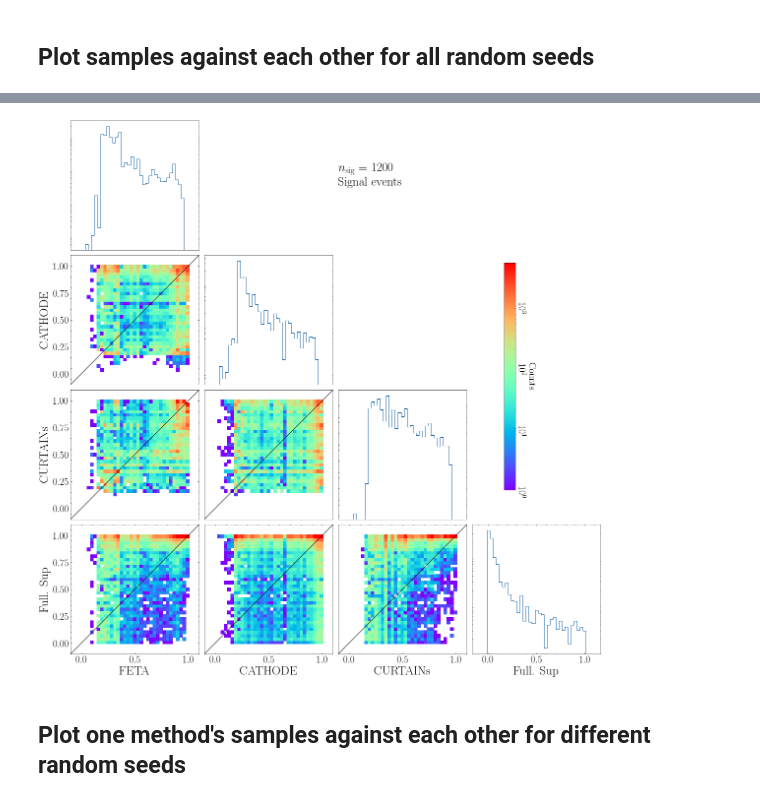
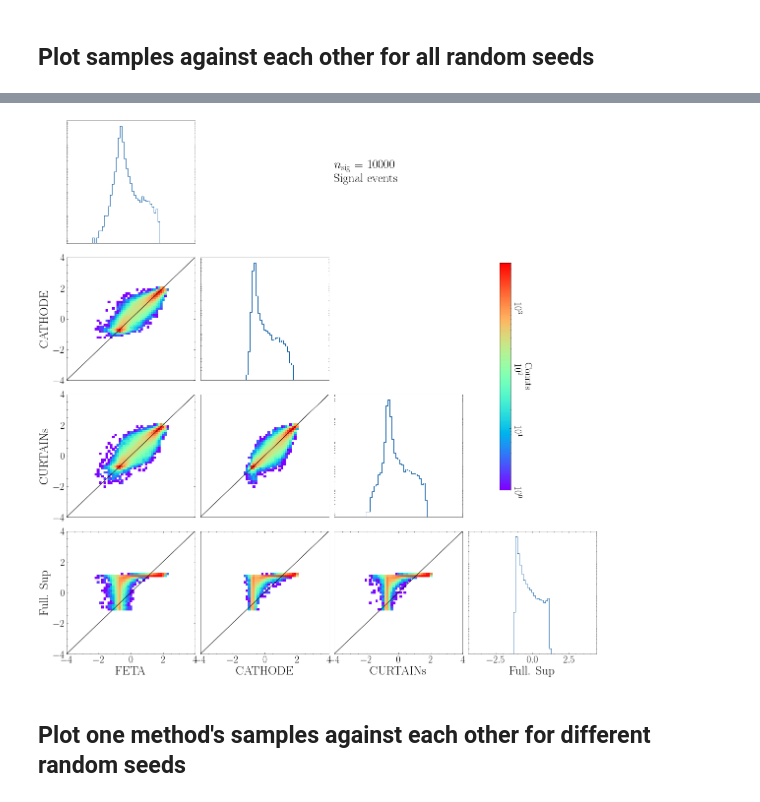
Before and after one commit to rmastand/FETA, a Jupyter notebook: analyze_scatterplot_all_synth.ipynb, the cells around one changed output, grey strips where cells are left out. Drawn from its saved outputs; the diff is of its cells as text; code cells hidden in the pictures.

```diff
--- a/analyze_scatterplot_all_synth.ipynb
+++ b/analyze_scatterplot_all_synth.ipynb
@@ -32,8 +32,8 @@
 
 
 
-num_signal_to_inject = 1200
-process = "IsotonicReg"
+num_signal_to_inject = 10000
+process = "StandardScale"
 
 
 synth_ids = ["feta", "cathode", "curtains", "fullsup"]#, "combined"]
@@ -154,7 +171,7 @@ dim = len(synth_ids)
 
 #params for all plots
 num_bins = 60
-lower_plot_lim, upper_plot_lim = -0.1, 1.1
+lower_plot_lim, upper_plot_lim = -4, 4
 vmax = 5e3
 b = np.linspace(lower_plot_lim, upper_plot_lim, num_bins)
 cmap = "rainbow"
@@ -175,7 +192,7 @@ for dim_x in range(dim):
                                           concatenated_results_bkg[synth_ids[dim_y]].flatten(),
                                           bins = b, norm=colors.LogNorm(vmin=1e0, vmax=vmax), cmap = cmap,
                                           density = False)
-            ax[dim_y, dim_x].plot([-plot_lims, plot_lims], [-plot_lims, plot_lims], color = "black")
+            ax[dim_y, dim_x].plot([lower_plot_lim, upper_plot_lim], [lower_plot_lim, upper_plot_lim], color = "black")
 
 
         elif dim_x == dim_y: # plot the 1d hist
@@ -219,8 +238,8 @@ fig.savefig(f"paper_plots/corner_bkg_{num_signal_to_inject}.pdf", dpi = dpi)
 # %%
 
 #params for all plots
-num_bins = 40
-lower_plot_lim, upper_plot_lim = -0.1, 1.1
+num_bins = 60
+lower_plot_lim, upper_plot_lim = -4, 4
 vmax = 5e3
 b = np.linspace(lower_plot_lim, upper_plot_lim, num_bins)
 cmap = "rainbow"
@@ -257,34 +276,34 @@ for dim_x in range(dim):
         if dim_y == dim - 1:
             ax[dim_y, dim_x].set_xlabel(nice_labels[dim_x], fontsize = fontsize)
             ax[dim_y, dim_x].tick_params(axis='x', which='major', labelsize=small_font)
         else:
             ax[dim_y, dim_x].set_xticks([])
         if (dim_x == 0) and (dim_y != 0):
             ax[dim_y, dim_x].set_ylabel(nice_labels[dim_y], fontsize = fontsize)
             ax[dim_y, dim_x].tick_params(axis='y', which='major', labelsize=small_font)
         else:
             ax[dim_y, dim_x].set_yticks([])
 
 # label
 ax[0, 2].text(0, .5, f"$n_\\mathrm{{sig}}$ = {num_signal_to_inject}\nSignal events", fontsize = fontsize)
 
 # colorbar (they all have the same one)
 cb_ax = fig.add_axes([.82,.34,.02,.4])
 cbar = fig.colorbar(img_sig[3],orientation='vertical',cax=cb_ax)
 
 cbar.ax.tick_params(labelsize=small_font, rotation = 270)
 cbar.set_label("Counts", fontsize = small_font, rotation = 270, labelpad = 20)
 
 
 
 
 
 plt.tight_layout()
 fig.show()
 
 fig.savefig(f"paper_plots/corner_sig_{num_signal_to_inject}.pdf", dpi = dpi)
 # %% [output]
-[figure, old version]
+[figure, new version]
 # %% [markdown]
 ## Plot one method's samples against each other for different random seeds
 # %%
```
Also changed, not shown: parts of 9 cells of this notebook, 3 other files.
